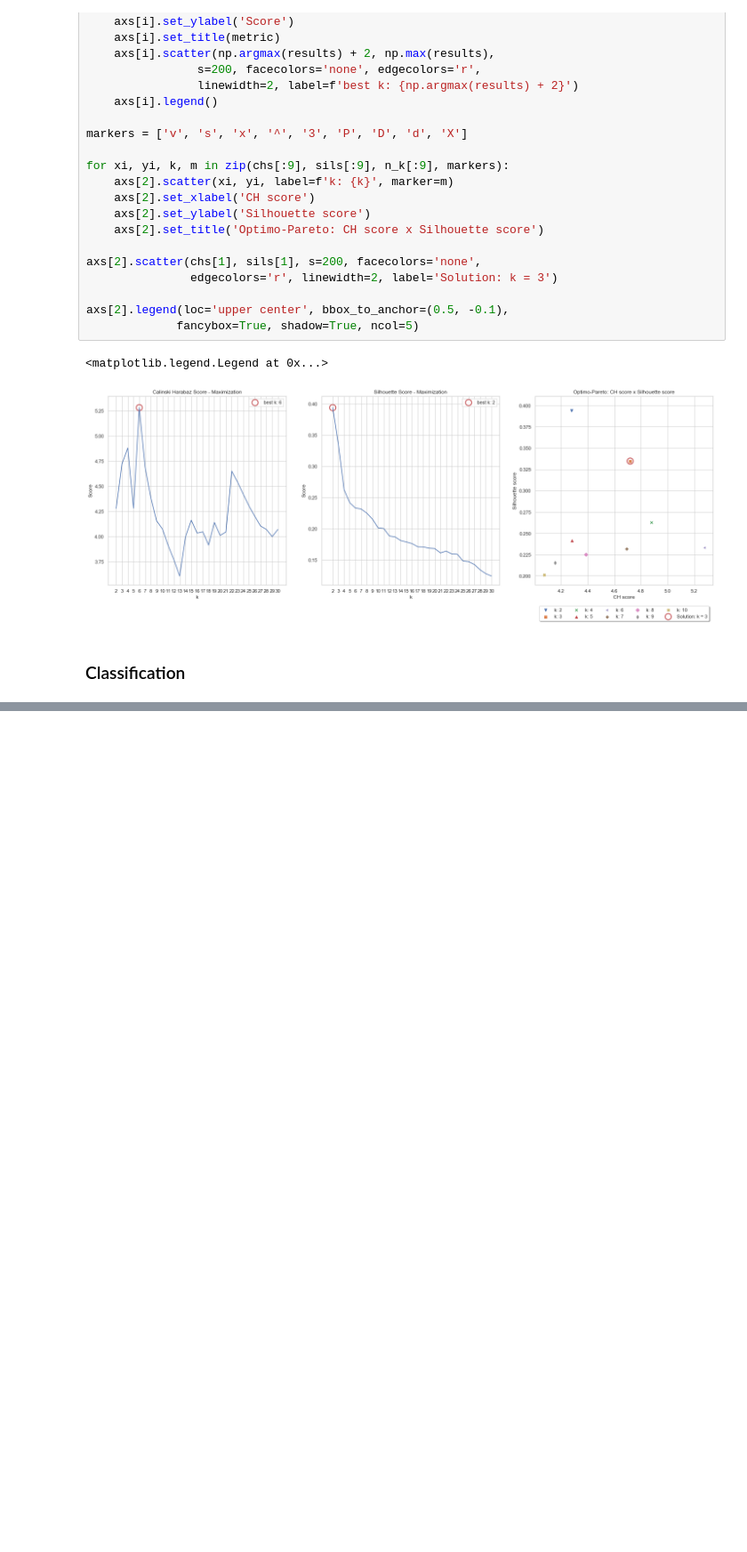
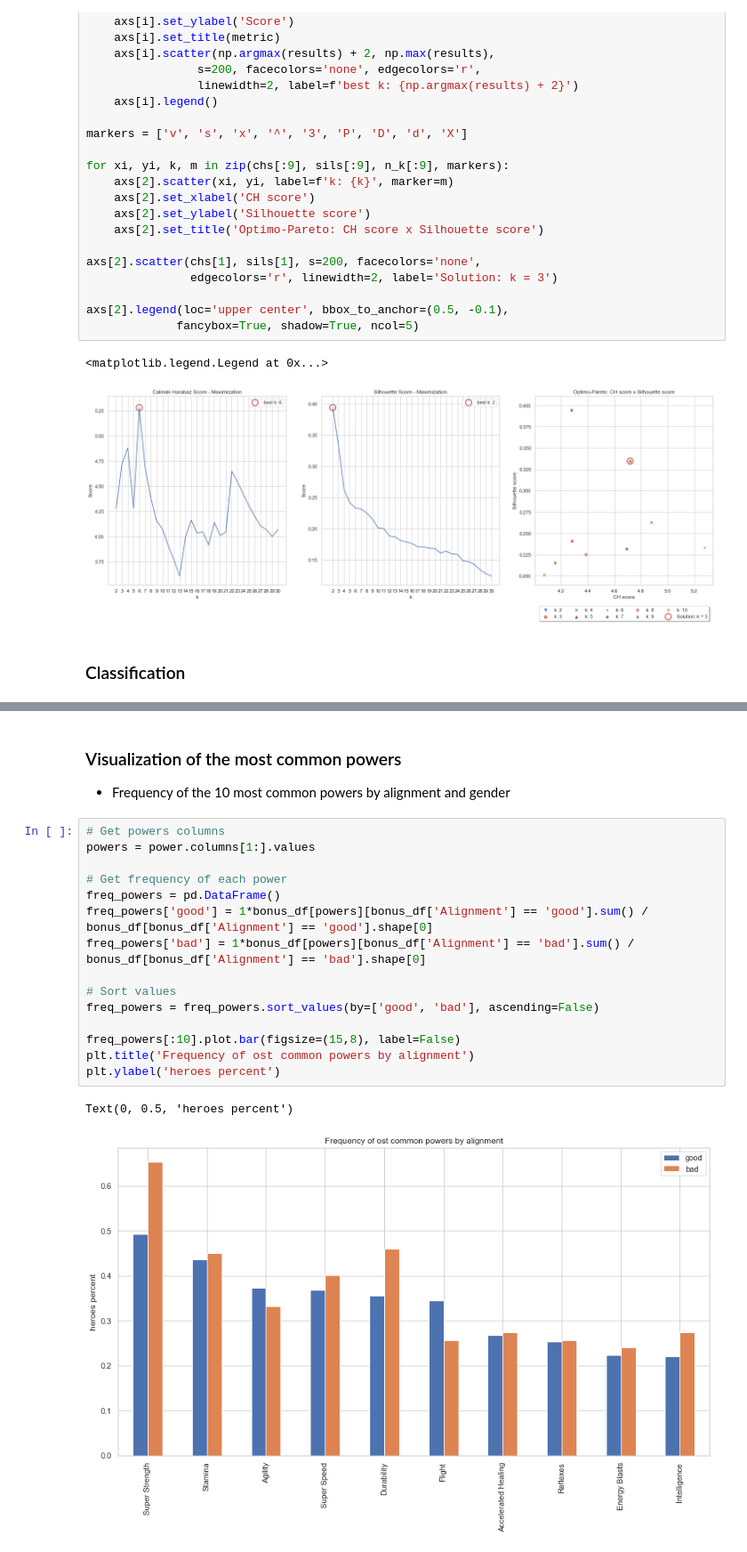
Before and after one commit to PauloHARocha/accentureChallenge, a Jupyter notebook: explanation.ipynb, the cells around one changed output, grey strips where cells are left out. Shown at 89% size. Drawn from its saved outputs; the diff is of its cells as text; blank space fills up the shorter version.

```diff
--- a/explanation.ipynb
+++ b/explanation.ipynb
@@ -542,0 +662,21 @@ Variance score: 0.1676054028830426
+# %% [markdown]
+### Visualization of the most common powers
+* Frequency of the 10 most common powers by alignment and gender
+# %%
+# Get powers columns
+powers = power.columns[1:].values
+
+# Get frequency of each power
+freq_powers = pd.DataFrame()
+freq_powers['good'] = 1*bonus_df[powers][bonus_df['Alignment'] == 'good'].sum() / bonus_df[bonus_df['Alignment'] == 'good'].shape[0]
+freq_powers['bad'] = 1*bonus_df[powers][bonus_df['Alignment'] == 'bad'].sum() / bonus_df[bonus_df['Alignment'] == 'bad'].shape[0]
+
+# Sort values
+freq_powers = freq_powers.sort_values(by=['good', 'bad'], ascending=False)
+
+freq_powers[:10].plot.bar(figsize=(15,8), label=False)
+plt.title('Frequency of ost common powers by alignment')
+plt.ylabel('heroes percent')
+# %% [output]
+Text(0, 0.5, 'heroes percent')
+[figure, added]
```
Also changed, not shown: parts of 26 cells of this notebook, 2 other files.
